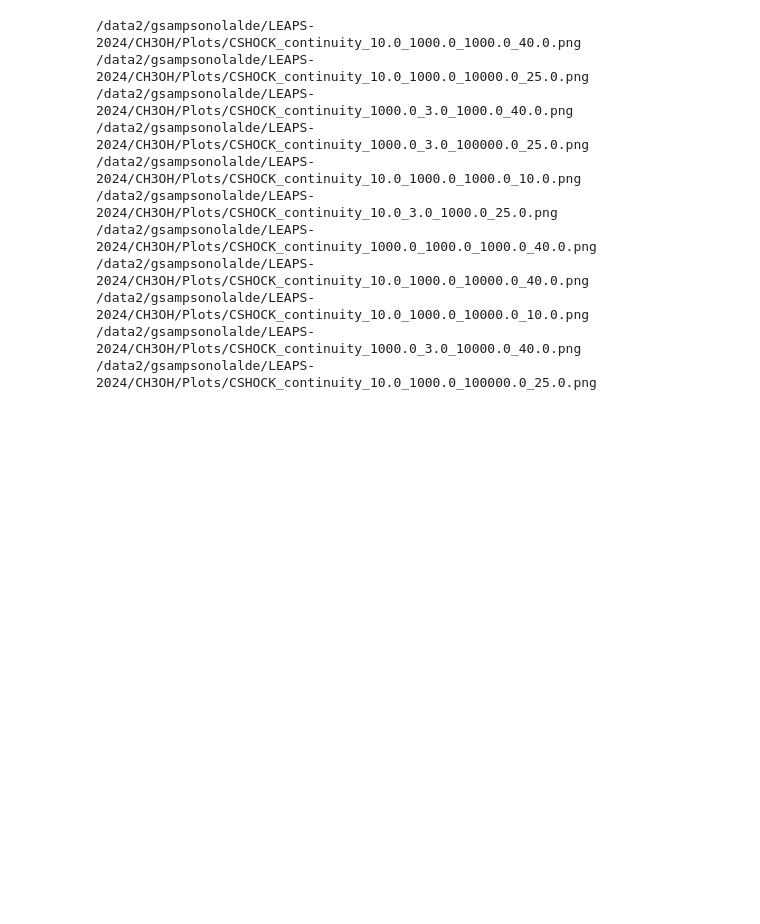
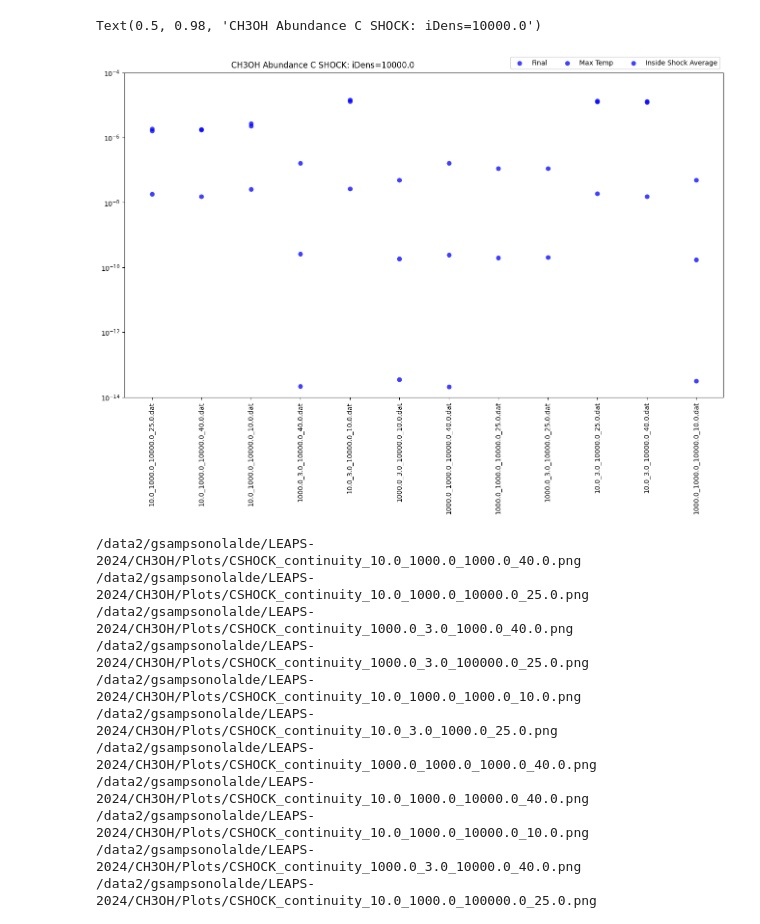
Before and after one commit to georgina-sampson/LEAPS-2024, a Jupyter notebook: CH3OH/relplots.ipynb, the cells around one changed output. Saved outputs shown, nothing was run; the diff lists cells and outputs as text; code cells hidden in the pictures; blank space fills up the shorter version.

```diff
--- a/CH3OH/relplots.ipynb
+++ b/CH3OH/relplots.ipynb
@@ -33,3 +17,24 @@ df_hc
+# %%
+dfi=df_sh[df_sh['iDens']=='10000.0']
+figName= '_'.join(['nameBase'+constants.SHOCK.replace(' ','').upper(),'abundance','iDens',str('10000.0')])+'.png'
+
+fig, axs = plt.subplots(figsize=(16,8))
+fig.subplots_adjust(top=0.95)
+for i, time in enumerate(constants.times[constants.SHOCK]):
+    df=pl.localAbundanceDataframe(dfi, constants.species, constants.physical, constants.SHOCK, momento=time, singleDf=True)
+    axs.scatter(df['runName'], df['abundance'], label=time,
+                c='b', s=50,
+                linewidth=0, alpha=0.75)
+
+axs.set_yscale('log')
+axs.set_ybound(1e-14,1e-4)
+axs.tick_params(axis='x', labelrotation=90)
+fig.legend(ncols=3, loc="upper right", bbox_to_anchor=(0.9, 1))
+
+fig.suptitle(f"CH3OH Abundance {constants.SHOCK.upper()}: {'iDens'}={'10000.0'}", ha='right')
+# %% [output]
+Text(0.5, 0.98, 'CH3OH Abundance C SHOCK: iDens=10000.0')
+[figure, added]
 # %%
 dfs={constants.HOTCORE: df_hc, constants.SHOCK: df_sh}
 cols=['gasTemp', 'Density', 'av']
```
Also changed, not shown: parts of 1 cell of this notebook, 29 other files.
